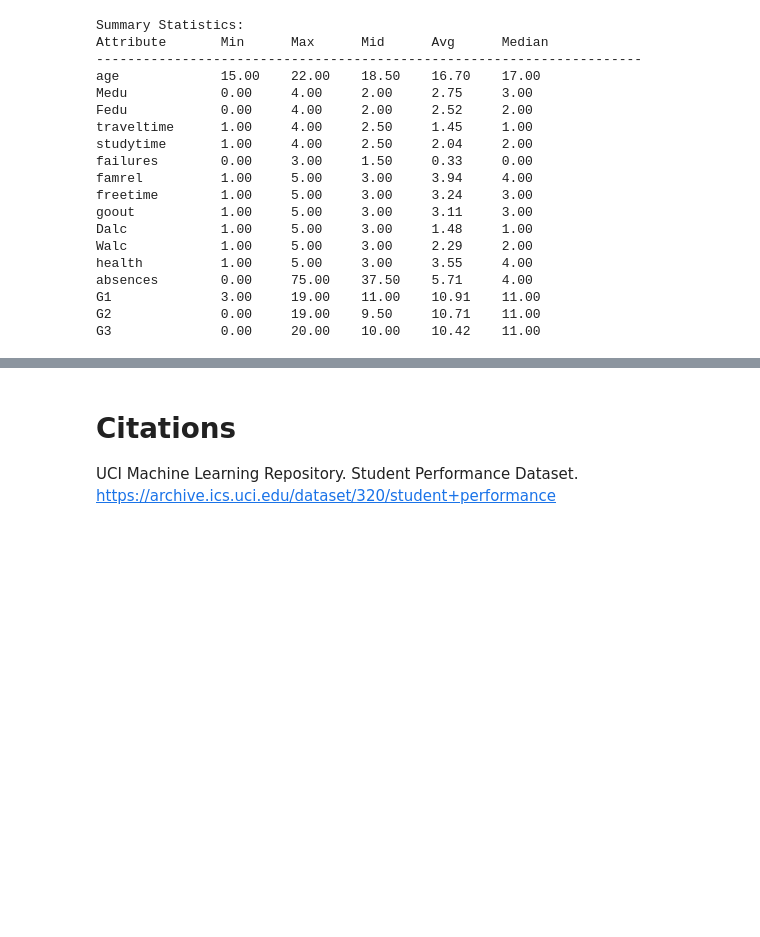
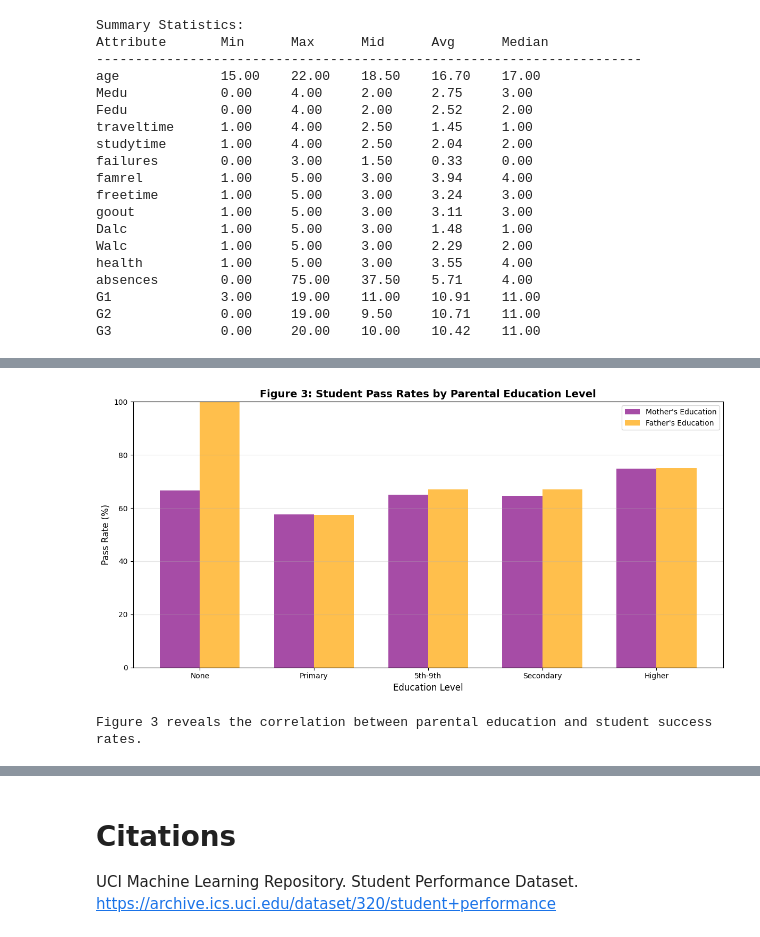
Before and after one commit to askillestad3/cpsc322-final-project, a Jupyter notebook: final.ipynb, the cells around one changed output, grey strips where cells are left out. Cells and saved outputs as stored; diff of their text form; code cells hidden in the pictures; blank space fills up the shorter version.

```diff
--- a/final.ipynb
+++ b/final.ipynb
@@ -172,0 +245,55 @@ G3              0.00     20.00    10.00    10.42    11.00
+# %%
+# Analyze parental education impact
+medu_index = data_table.column_names.index("Medu")
+fedu_index = data_table.column_names.index("Fedu")
+
+medu_pass_rates = {}
+fedu_pass_rates = {}
+
+for edu_level in range(5):
+    medu_pass_rates[edu_level] = {"pass": 0, "total": 0}
+    fedu_pass_rates[edu_level] = {"pass": 0, "total": 0}
+
+for row in data_table.data:
+    medu = int(row[medu_index])
+    fedu = int(row[fedu_index])
+    pf = row[pass_fail_index]
+
+    medu_pass_rates[medu]["total"] += 1
+    fedu_pass_rates[fedu]["total"] += 1
+
+    if pf == "pass":
+        medu_pass_rates[medu]["pass"] += 1
+        fedu_pass_rates[fedu]["pass"] += 1
+
+# Calculate pass rates
+medu_rates = [medu_pass_rates[i]["pass"] / medu_pass_rates[i]["total"] * 100
+              if medu_pass_rates[i]["total"] > 0 else 0 for i in range(5)]
+fedu_rates = [fedu_pass_rates[i]["pass"] / fedu_pass_rates[i]["total"] * 100
+              if fedu_pass_rates[i]["total"] > 0 else 0 for i in range(5)]
+
+# Plot
+x = np.arange(5)
+width = 0.35
+
+fig, ax = plt.subplots(figsize=(12, 6))
+bars1 = ax.bar(x - width/2, medu_rates, width, label="Mother's Education", color='purple', alpha=0.7)
+bars2 = ax.bar(x + width/2, fedu_rates, width, label="Father's Education", color='orange', alpha=0.7)
+
+ax.set_xlabel('Education Level', fontsize=12)
+ax.set_ylabel('Pass Rate (%)', fontsize=12)
+ax.set_title('Figure 3: Student Pass Rates by Parental Education Level', fontsize=14, fontweight='bold')
+ax.set_xticks(x)
+ax.set_xticklabels(['None', 'Primary', '5th-9th', 'Secondary', 'Higher'])
+ax.legend()
+ax.grid(axis='y', alpha=0.3)
+ax.set_ylim([0, 100])
+
+plt.tight_layout()
+plt.savefig('output/parent_education_impact.png', dpi=300, bbox_inches='tight')
+plt.show()
+
+print("Figure 3 reveals the correlation between parental education and student success rates.")
+# %% [output]
+[figure, added]
+Figure 3 reveals the correlation between parental education and student success rates.
```
Also changed, not shown: parts of 15 cells of this notebook.
